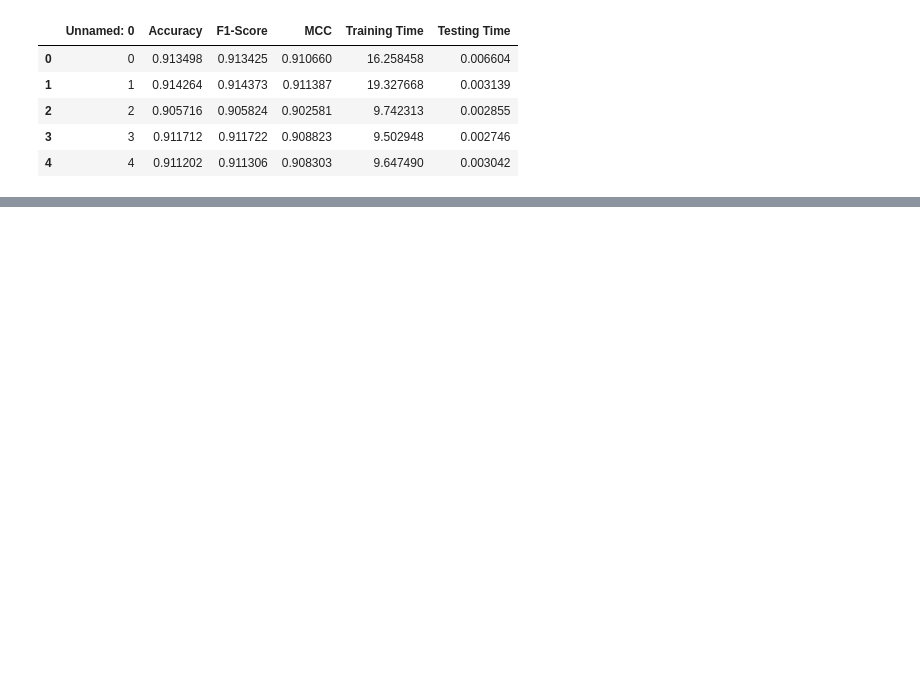
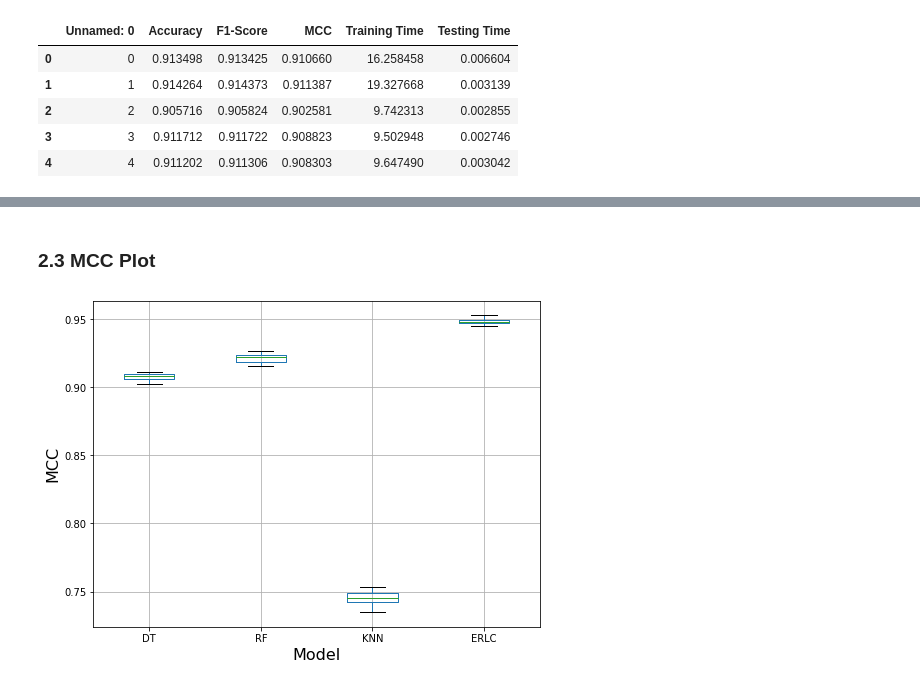
Before and after one commit to jsakhnin/multiclass_IDS_smartgrid, a Jupyter notebook: result_processing.ipynb, the cells around one changed output, grey strips where cells are left out. Cells and saved outputs as stored; diff of their text form; code cells hidden in the pictures; blank space fills up the shorter version.

```diff
--- a/result_processing.ipynb
+++ b/result_processing.ipynb
@@ -69,0 +108,12 @@ acc.boxplot()
+# %% [markdown]
+### 2.3 MCC Plot
+# %%
+plt.figure(figsize = (8,6))
+mcc.boxplot()
+locs, labels = plt.xticks()
+plt.xticks(locs, model_names)
+plt.xlabel("Model", fontsize = 16)
+plt.ylabel("MCC", fontsize = 16)
+plt.savefig("output/cv_mcc.pdf")
+# %% [output]
+[figure, added]
```
Also changed, not shown: parts of 20 cells of this notebook, 8 other files.
